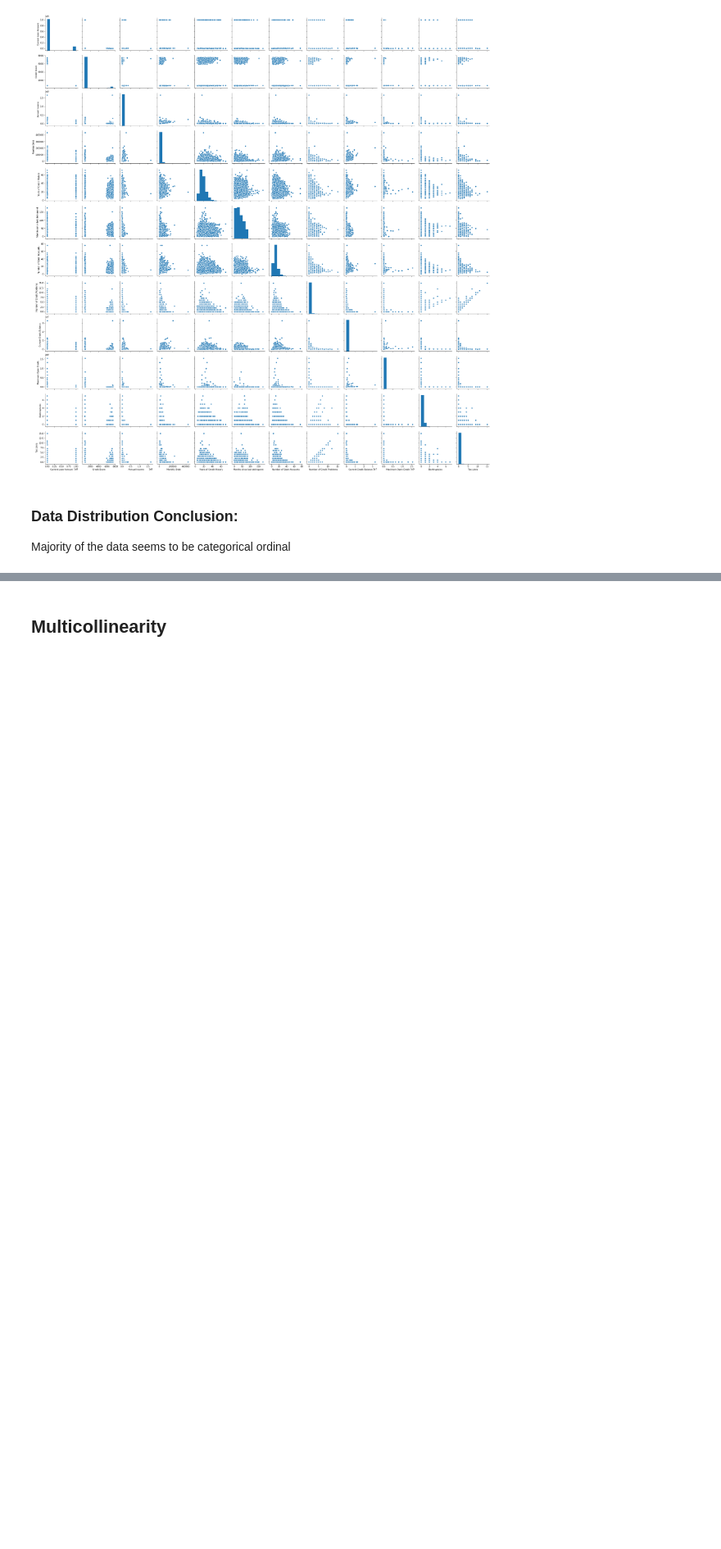
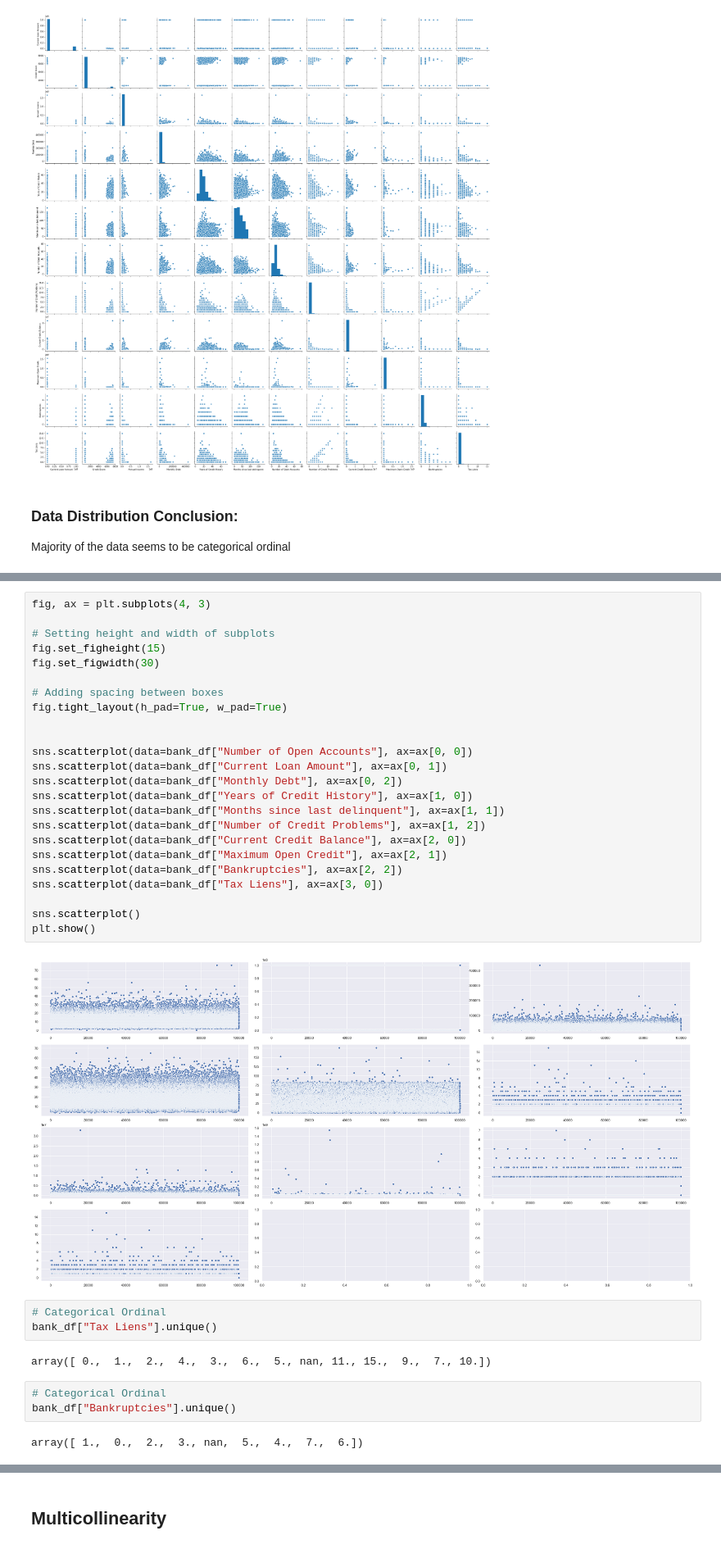
Before and after one commit to LaurentStar/Bank-Loans, a Jupyter notebook: EDA-prt2.ipynb, the cells around one changed output, grey strips where cells are left out. Shown at 82% size. Drawn from its saved outputs; the diff is of its cells as text; blank space fills up the shorter version.

```diff
--- a/EDA-prt2.ipynb
+++ b/EDA-prt2.ipynb
@@ -258,0 +297,36 @@ Majority of the data seems to be categorical ordinal
+# %%
+fig, ax = plt.subplots(4, 3)
+
+# Setting height and width of subplots
+fig.set_figheight(15)
+fig.set_figwidth(30)
+
+# Adding spacing between boxes
+fig.tight_layout(h_pad=True, w_pad=True)
+
+
+sns.scatterplot(data=bank_df["Number of Open Accounts"], ax=ax[0, 0])
+sns.scatterplot(data=bank_df["Current Loan Amount"], ax=ax[0, 1])
+sns.scatterplot(data=bank_df["Monthly Debt"], ax=ax[0, 2])
+sns.scatterplot(data=bank_df["Years of Credit History"], ax=ax[1, 0])
+sns.scatterplot(data=bank_df["Months since last delinquent"], ax=ax[1, 1])
+sns.scatterplot(data=bank_df["Number of Credit Problems"], ax=ax[1, 2])
+sns.scatterplot(data=bank_df["Current Credit Balance"], ax=ax[2, 0])
+sns.scatterplot(data=bank_df["Maximum Open Credit"], ax=ax[2, 1])
+sns.scatterplot(data=bank_df["Bankruptcies"], ax=ax[2, 2])
+sns.scatterplot(data=bank_df["Tax Liens"], ax=ax[3, 0])
+
+sns.scatterplot()
+plt.show()
+# %% [output]
+[figure, added]
+# %%
+# Categorical Ordinal
+bank_df["Tax Liens"].unique()
+# %% [output]
+array([ 0.,  1.,  2.,  4.,  3.,  6.,  5., nan, 11., 15.,  9.,  7., 10.])
+# %%
+# Categorical Ordinal
+bank_df["Bankruptcies"].unique()
+# %% [output]
+array([ 1.,  0.,  2.,  3., nan,  5.,  4.,  7.,  6.])
```
Also changed, not shown: parts of 5 cells of this notebook.
